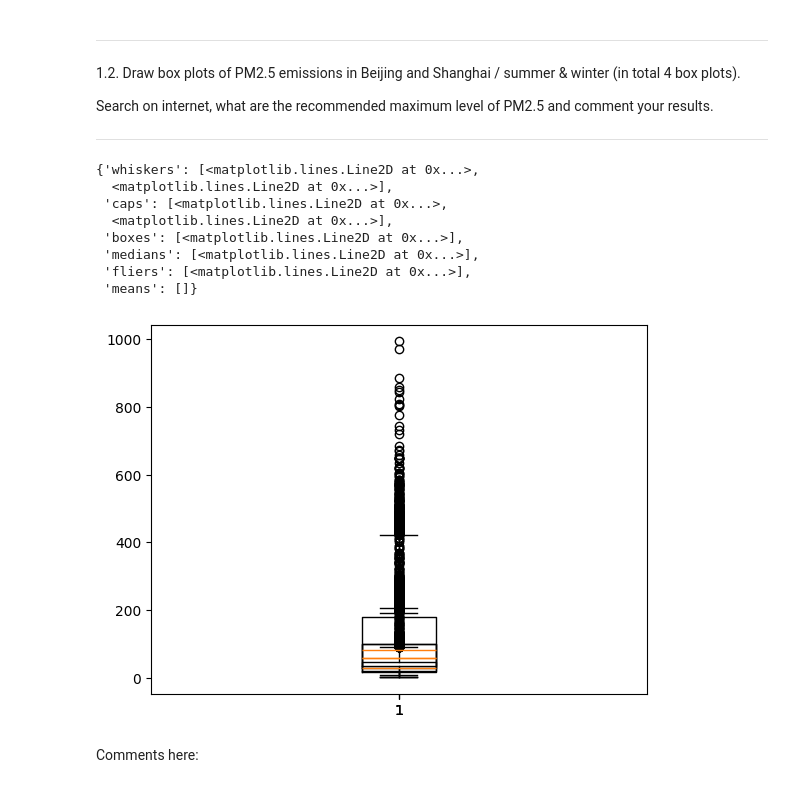
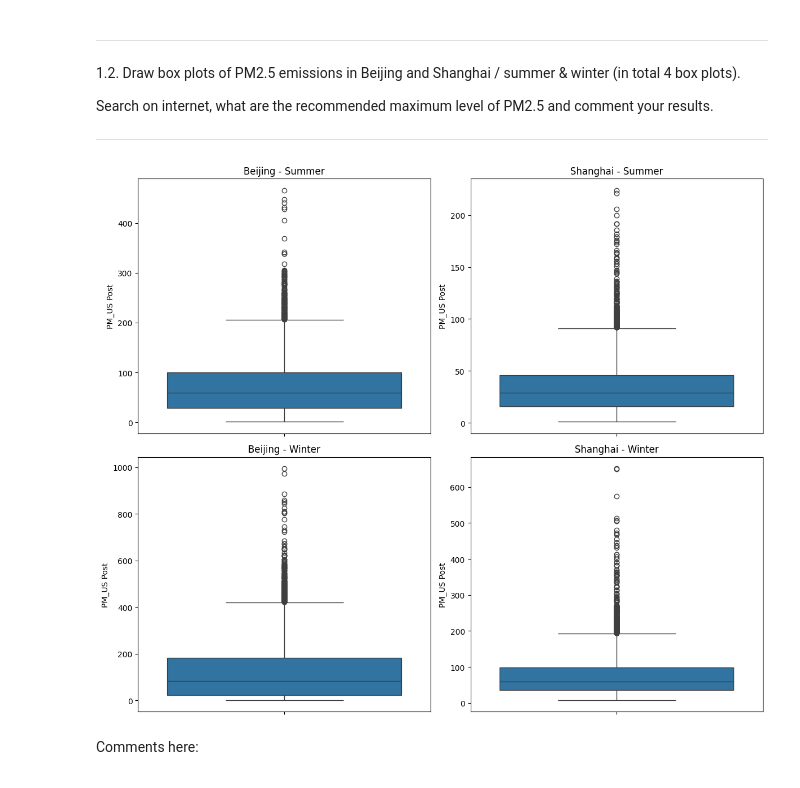
Before and after one commit to lurzullo/ht1, a Jupyter notebook: Hackathon 1.ipynb, the cells around one changed output. Saved outputs shown, nothing was run; the diff lists cells and outputs as text; code cells hidden in the pictures.

```diff
--- a/Hackathon 1.ipynb
+++ b/Hackathon 1.ipynb
@@ -175,21 +176,26 @@ Comments here:
 Search on internet, what are the recommended maximum level of PM2.5 and comment your results.
 
 ------------------------------------------------------------------------------------------------------------------------
-# %%
-plt.boxplot(summerBeijing["PM_US Post"], label="Summer beijing")
-plt.boxplot(summerShanghai["PM_US Post"], label="Summer Shanghai")
-plt.boxplot(winterBeijing["PM_US Post"], label="Winter Beijing")
-plt.boxplot(winterShanghai["PM_US Post"], label="Winter Shanghai")
-# %% [output]
-{'whiskers': [<matplotlib.lines.Line2D at 0x...>,
-  <matplotlib.lines.Line2D at 0x...>],
- 'caps': [<matplotlib.lines.Line2D at 0x...>,
-  <matplotlib.lines.Line2D at 0x...>],
- 'boxes': [<matplotlib.lines.Line2D at 0x...>],
- 'medians': [<matplotlib.lines.Line2D at 0x...>],
- 'fliers': [<matplotlib.lines.Line2D at 0x...>],
- 'means': []}
-[figure, removed]
+# %%
+
+fig, axes = plt.subplots(2, 2, figsize=(12, 10))
+
+sns.boxplot(ax=axes[0, 0], y='PM_US Post', data=summerBeijing)
+axes[0, 0].set_title('Beijing - Summer')
+
+sns.boxplot(ax=axes[1, 0], y='PM_US Post', data=winterBeijing)
+axes[1, 0].set_title('Beijing - Winter')
+
+sns.boxplot(ax=axes[0, 1], y='PM_US Post', data=summerShanghai)
+axes[0, 1].set_title('Shanghai - Summer')
+
+sns.boxplot(ax=axes[1, 1], y='PM_US Post', data=winterShanghai)
+axes[1, 1].set_title('Shanghai - Winter')
+
+plt.tight_layout()
+plt.show()
+# %% [output]
+[figure, added]
 # %% [markdown]
 Comments here:
 # %% [markdown]
```
Also changed, not shown: parts of 2 cells of this notebook.
